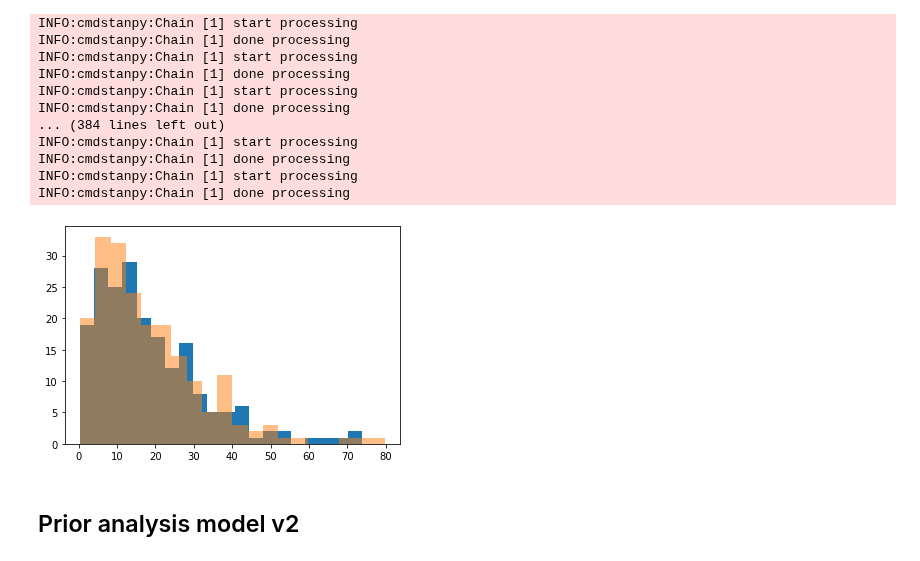
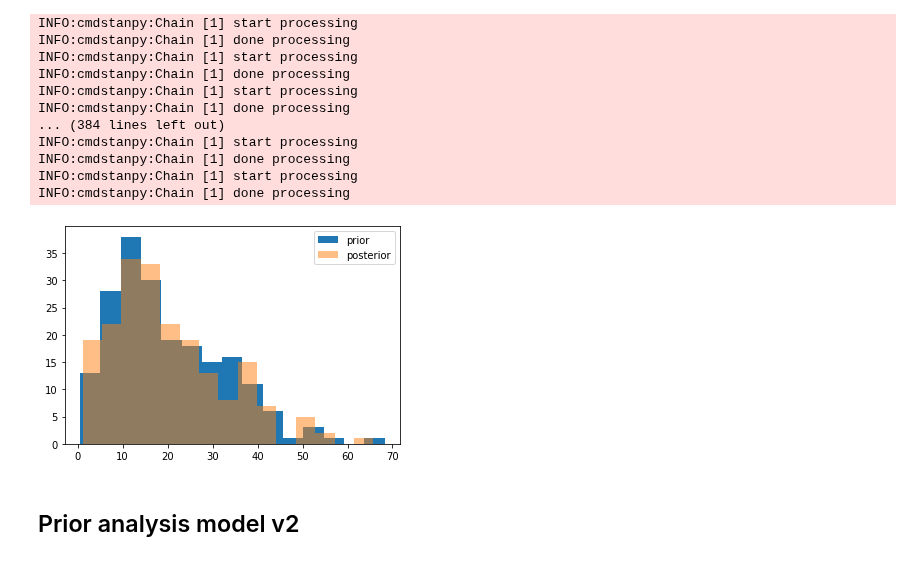
Before and after one commit to lucasmoschen/bivariate-beta, a Jupyter notebook: notebooks/bayesian_estimation_biv_beta.ipynb, the cells around one changed output. Drawn from its saved outputs; the diff is of its cells as text; code cells hidden in the pictures.

```diff
--- a/notebooks/bayesian_estimation_biv_beta.ipynb
+++ b/notebooks/bayesian_estimation_biv_beta.ipynb
@@ -303,11 +308,12 @@ INFO:cmdstanpy:Chain [1] done processing
 INFO:cmdstanpy:Chain [1] start processing
 INFO:cmdstanpy:Chain [1] done processing
 # %%
-plt.hist(prior[:,0], bins=20)
-plt.hist(samples[:,0], bins=20, alpha=0.5)
+plt.hist(prior[:,0], bins=15, label='prior')
+plt.hist(samples[:,0], bins=15, alpha=0.5, label='posterior')
+plt.legend()
 plt.show()
 # %% [output]
-[figure, old version]
+[figure, new version]
 # %% [markdown]
 ## Prior analysis model v2
 # %%
```
Also changed, not shown: parts of 31 cells of this notebook.
